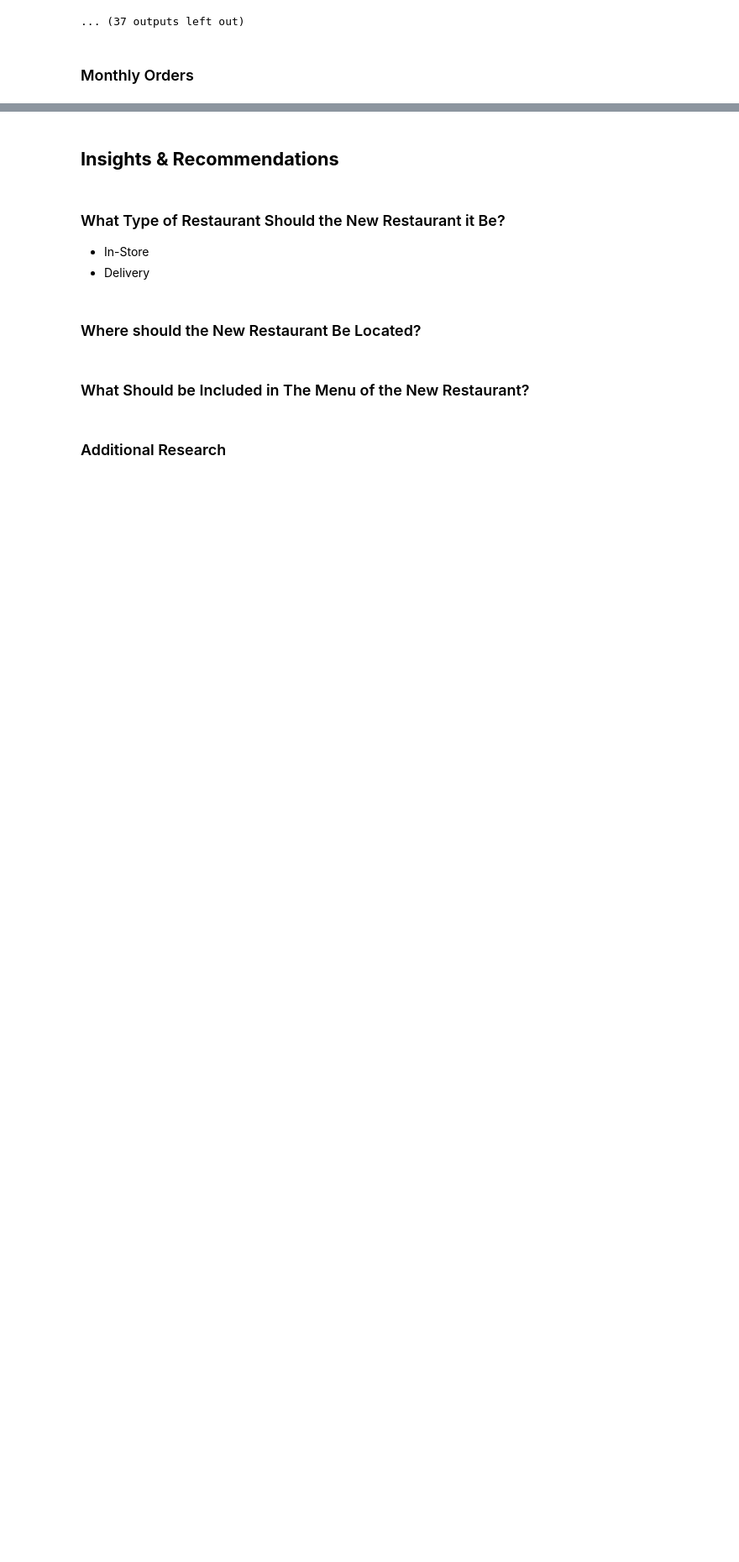
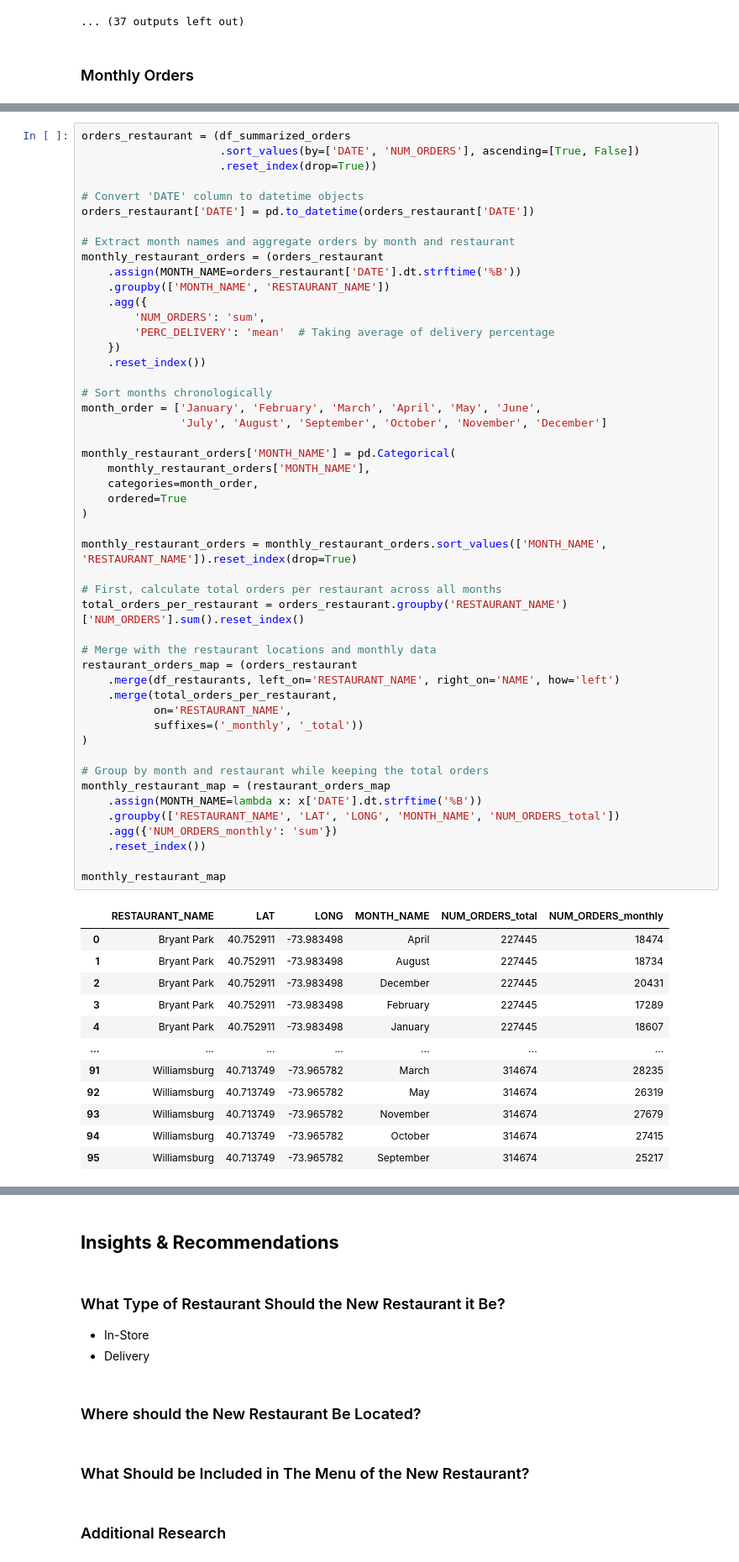
Before and after one commit to renan-peres/mfin-python-restaurant-data-analysis, a Jupyter notebook: restaurant-data-analysis.ipynb, the cells around one changed output, grey strips where cells are left out. Shown at 84% size. Saved outputs shown, nothing was run; the diff lists cells and outputs as text; blank space fills up the shorter version.

```diff
--- a/restaurant-data-analysis.ipynb
+++ b/restaurant-data-analysis.ipynb
@@ -820,0 +756,62 @@ fig.show()
+# %%
+orders_restaurant = (df_summarized_orders
+                     .sort_values(by=['DATE', 'NUM_ORDERS'], ascending=[True, False])
+                     .reset_index(drop=True))
+
+# Convert 'DATE' column to datetime objects
+orders_restaurant['DATE'] = pd.to_datetime(orders_restaurant['DATE'])
+
+# Extract month names and aggregate orders by month and restaurant
+monthly_restaurant_orders = (orders_restaurant
+    .assign(MONTH_NAME=orders_restaurant['DATE'].dt.strftime('%B'))
+    .groupby(['MONTH_NAME', 'RESTAURANT_NAME'])
+    .agg({
+        'NUM_ORDERS': 'sum',
+        'PERC_DELIVERY': 'mean'  # Taking average of delivery percentage
+    })
+    .reset_index())
+
+# Sort months chronologically
+month_order = ['January', 'February', 'March', 'April', 'May', 'June',
+               'July', 'August', 'September', 'October', 'November', 'December']
+
+monthly_restaurant_orders['MONTH_NAME'] = pd.Categorical(
+    monthly_restaurant_orders['MONTH_NAME'],
+    categories=month_order,
+    ordered=True
+)
+
+monthly_restaurant_orders = monthly_restaurant_orders.sort_values(['MONTH_NAME', 'RESTAURANT_NAME']).reset_index(drop=True)
+
+# First, calculate total orders per restaurant across all months
+total_orders_per_restaurant = orders_restaurant.groupby('RESTAURANT_NAME')['NUM_ORDERS'].sum().reset_index()
+
+# Merge with the restaurant locations and monthly data
+restaurant_orders_map = (orders_restaurant
+    .merge(df_restaurants, left_on='RESTAURANT_NAME', right_on='NAME', how='left')
+    .merge(total_orders_per_restaurant,
+           on='RESTAURANT_NAME',
+           suffixes=('_monthly', '_total'))
+)
+
+# Group by month and restaurant while keeping the total orders
+monthly_restaurant_map = (restaurant_orders_map
+    .assign(MONTH_NAME=lambda x: x['DATE'].dt.strftime('%B'))
+    .groupby(['RESTAURANT_NAME', 'LAT', 'LONG', 'MONTH_NAME', 'NUM_ORDERS_total'])
+    .agg({'NUM_ORDERS_monthly': 'sum'})
+    .reset_index())
+
+monthly_restaurant_map
+# %% [output]
+|  | RESTAURANT_NAME | LAT | LONG | MONTH_NAME | NUM_ORDERS_total | NUM_ORDERS_monthly |
+| 0 | Bryant Park | 40.752911 | -73.983498 | April | 227445 | 18474 |
+| 1 | Bryant Park | 40.752911 | -73.983498 | August | 227445 | 18734 |
+| 2 | Bryant Park | 40.752911 | -73.983498 | December | 227445 | 20431 |
+| 3 | Bryant Park | 40.752911 | -73.983498 | February | 227445 | 17289 |
+| 4 | Bryant Park | 40.752911 | -73.983498 | January | 227445 | 18607 |
+| ... | ... | ... | ... | ... | ... | ... |
+| 91 | Williamsburg | 40.713749 | -73.965782 | March | 314674 | 28235 |
+| 92 | Williamsburg | 40.713749 | -73.965782 | May | 314674 | 26319 |
+| 93 | Williamsburg | 40.713749 | -73.965782 | November | 314674 | 27679 |
+| 94 | Williamsburg | 40.713749 | -73.965782 | October | 314674 | 27415 |
+| 95 | Williamsburg | 40.713749 | -73.965782 | September | 314674 | 25217 |
```
Also changed, not shown: parts of 16 cells of this notebook.
